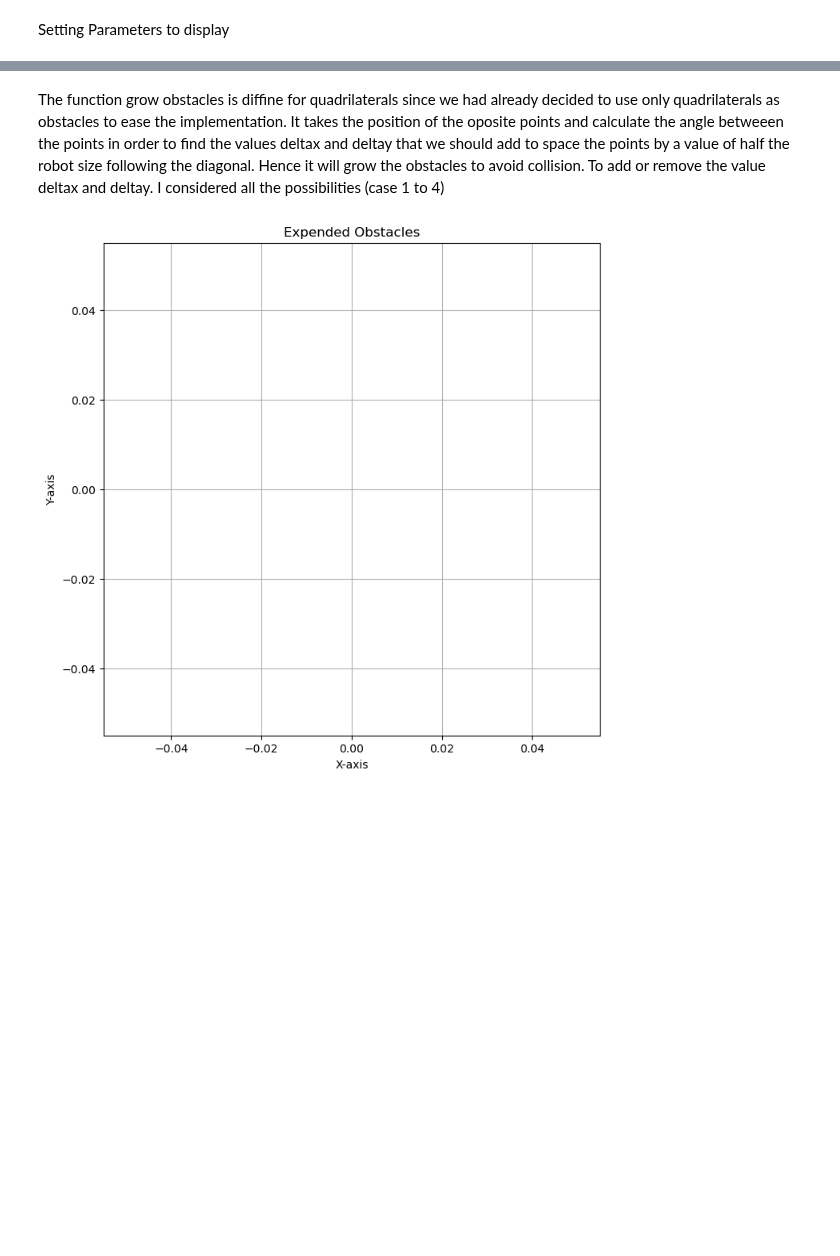
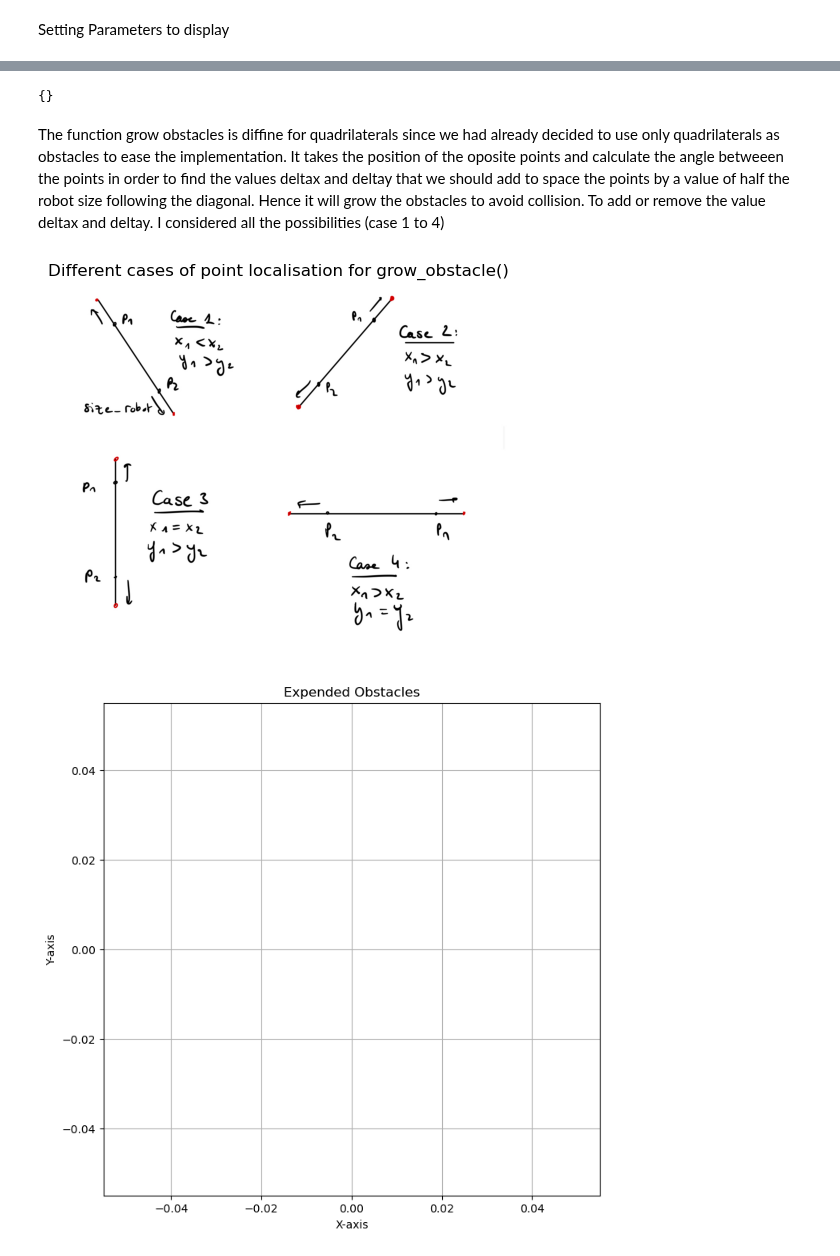
Before and after one commit to Armonis5/ThymioMob, a Jupyter notebook: Global_demo.ipynb, the cells around one changed output, grey strips where cells are left out. Saved outputs shown, nothing was run; the diff lists cells and outputs as text; code cells hidden in the pictures; blank space fills up the shorter version.

```diff
--- a/Global_demo.ipynb
+++ b/Global_demo.ipynb
@@ -31,13 +12,27 @@ robot_size = 6
+# %%
+object_corners = [[(53, 107), (107, 107), (107, 53), (53, 53)],
+                  [(120, 200), (200, 280), (280, 200), (200, 120)],
+                  [(243, 87), (297, 87), (297, 33), (243, 33)]]
+object_corners = global_nav.create_dictionnary(object_corners)
+robot = (50,15)
+goal = (255, 250)
+RandG = global_nav.create_RandG_dict(robot, goal)
+
+robot_size = 6
+# %% [output]
+{}
 # %% [markdown]
 The function grow obstacles is diffine for quadrilaterals since we had already decided to use only quadrilaterals as obstacles to ease the implementation. It takes the position of the oposite points and calculate the angle betweeen the points in order to find the values deltax and deltay that we should add to space the points by a value of half the robot size following the diagonal. Hence it will grow the obstacles to avoid collision.
 To add or remove the value deltax and deltay. I considered all the possibilities (case 1 to 4)
 # %%
-#Image(filename='IMG_40C117ACEF66-1.jpeg')
-#img = mpimg.imread('IMG_40C117ACEF66-1.jpeg')
-#plt.imshow(img)
-#plt.axis('off')
-#plt.title('Different cases of point localisation for grow_obstacle()')
-#plt.show()
+Image(filename='IMG_20CC1C4CB37F-1.jpeg')
+img = mpimg.imread('IMG_20CC1C4CB37F-1.jpeg')
+plt.imshow(img)
+plt.axis('off')
+plt.title('Different cases of point localisation for grow_obstacle()')
+plt.show()
+# %% [output]
+[figure, added]
 # %%
 expended_corners = global_nav.grow_obstacles(object_corners, robot_size)
 plt_glob.plot_expended_obstacles(object_corners, RandG, expended_corners)
```
Also changed, not shown: parts of 4 cells of this notebook, 1 other file.
